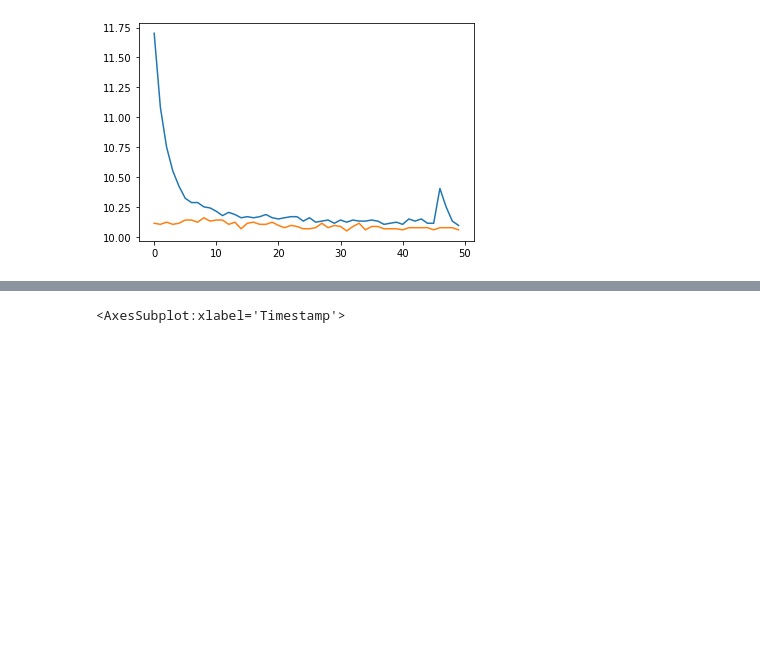
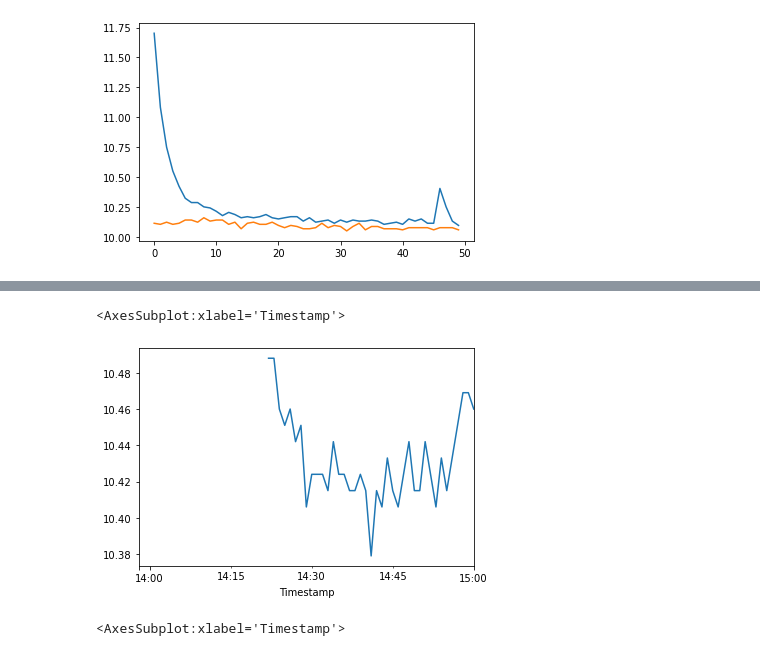
Before and after one commit to larsmmo/Master, a Jupyter notebook: createCSV.ipynb, the cells around one changed output, grey strips where cells are left out. Drawn from its saved outputs; the diff is of its cells as text; code cells hidden in the pictures; blank space fills up the shorter version.

```diff
--- a/createCSV.ipynb
+++ b/createCSV.ipynb
@@ -149,3 +147,8 @@ DOinside[10]["OutsidePos32m2DO"][-60:].plot()
+# %%
+DOinside[7]["OutsidePos22m2Temp"].plot()
+# %% [output]
+<AxesSubplot:xlabel='Timestamp'>
+[figure, added]
 # %%
 #DOinside[10].loc[:,'Pos32m2DO'].plot()
 DOinside[4].loc[:,'Pos7m3DO'].plot()
```
Also changed, not shown: parts of 15 cells of this notebook, 20 other files.
